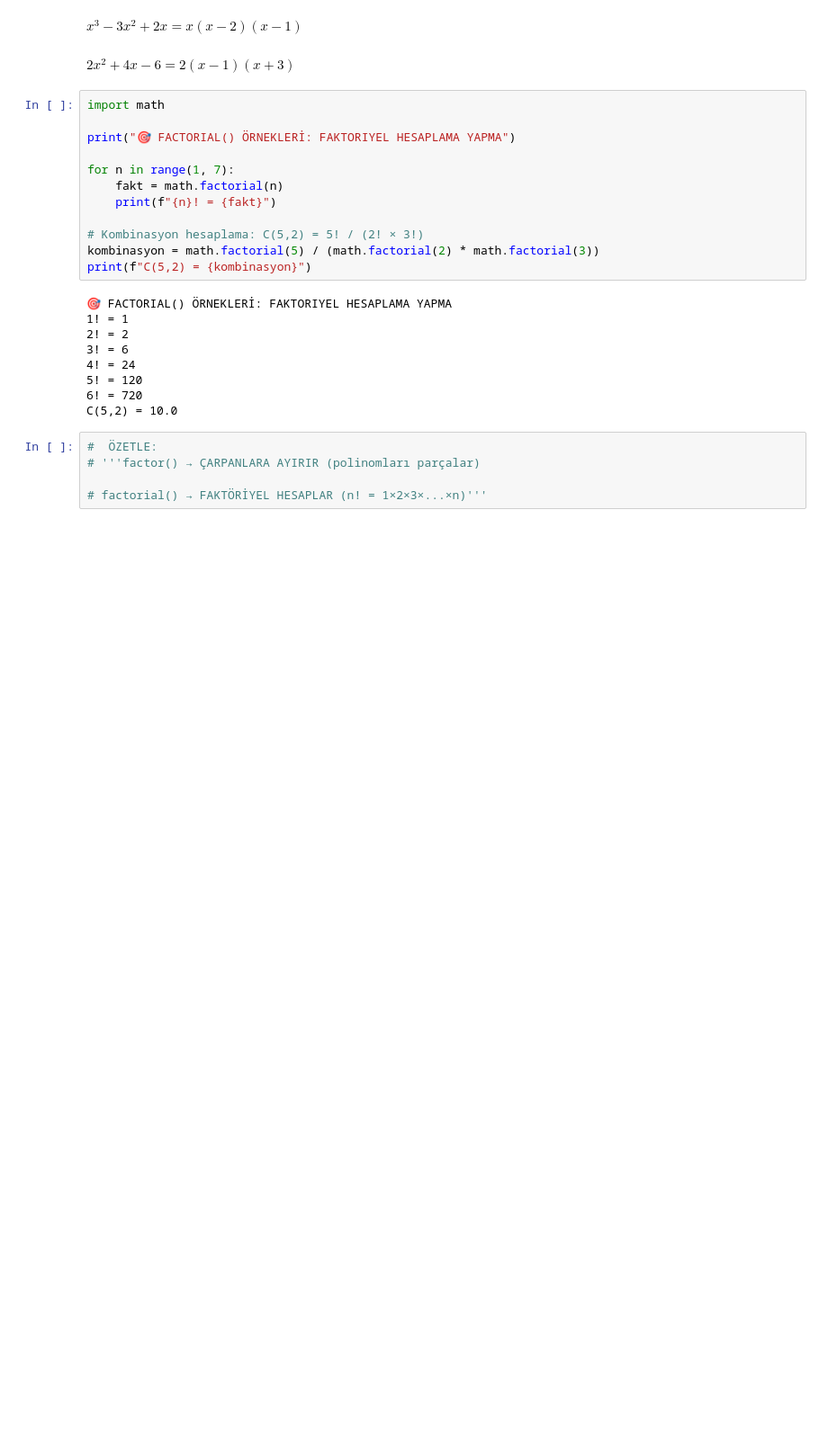
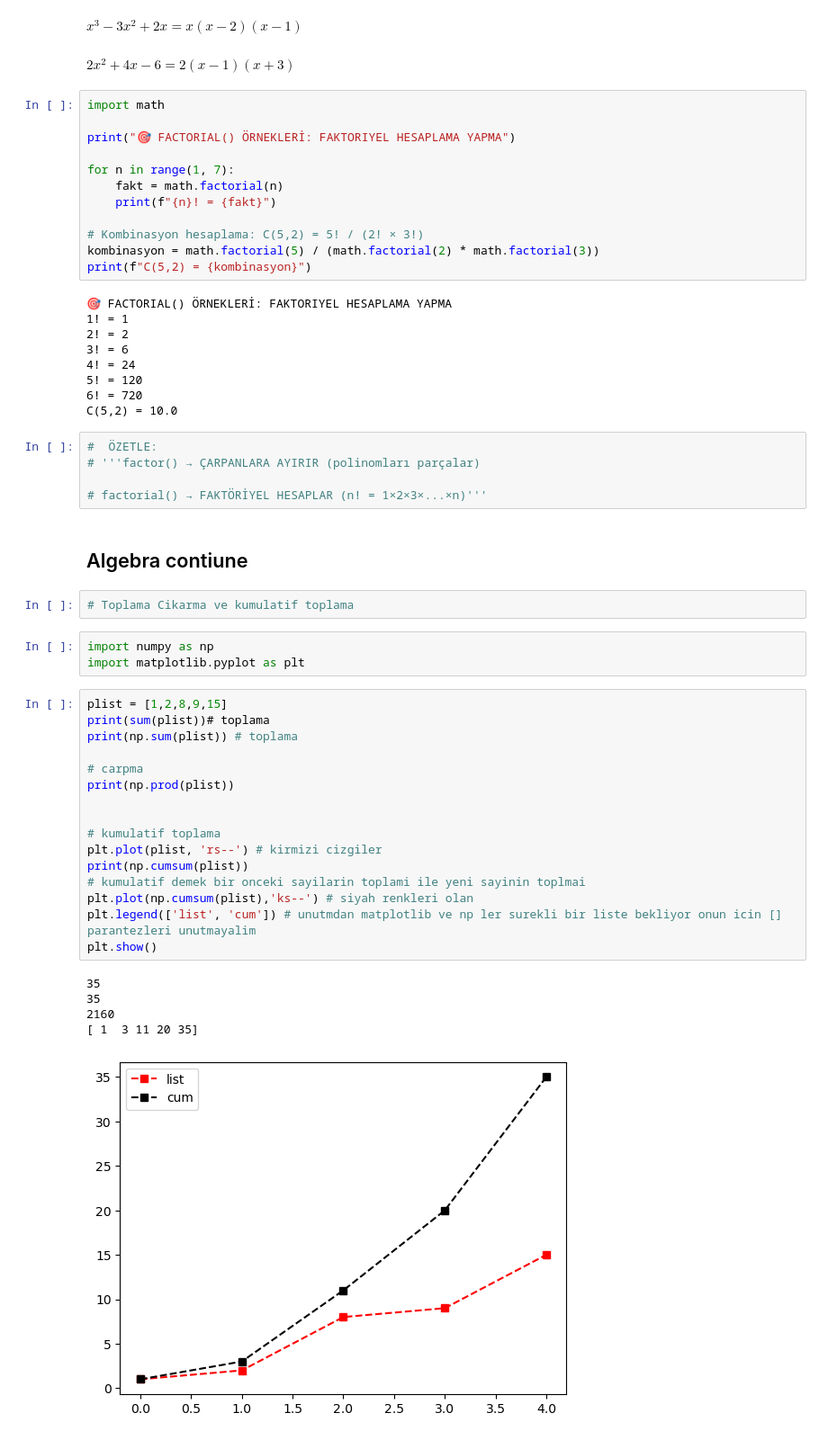
Before and after one commit to nailBestas/lispAi, a Jupyter notebook: 01_Python_Mathematics_and_Statistics/2_Mathematics/3-Algebra.ipynb, the cells around one changed output. Shown at 90% size. Cells and saved outputs as stored; diff of their text form; blank space fills up the shorter version.

Commit message:
Added Python cumsum,list,prod in numpy

```diff
--- a/01_Python_Mathematics_and_Statistics/2_Mathematics/3-Algebra.ipynb
+++ b/01_Python_Mathematics_and_Statistics/2_Mathematics/3-Algebra.ipynb
@@ -1088,3 +1088,32 @@ C(5,2) = 10.0
 # '''factor() → ÇARPANLARA AYIRIR (polinomları parçalar)
 
 # factorial() → FAKTÖRİYEL HESAPLAR (n! = 1×2×3×...×n)'''
+# %% [markdown]
+## Algebra contiune
+# %%
+# Toplama Cikarma ve kumulatif toplama
+# %%
+import numpy as np
+import matplotlib.pyplot as plt
+# %%
+plist = [1,2,8,9,15]
+print(sum(plist))# toplama
+print(np.sum(plist)) # toplama
+
+# carpma
+print(np.prod(plist))
+
+
+# kumulatif toplama
+plt.plot(plist, 'rs--') # kirmizi cizgiler
+print(np.cumsum(plist))
+# kumulatif demek bir onceki sayilarin toplami ile yeni sayinin toplmai
+plt.plot(np.cumsum(plist),'ks--') # siyah renkleri olan
+plt.legend(['list', 'cum']) # unutmdan matplotlib ve np ler surekli bir liste bekliyor onun icin [] parantezleri unutmayalim
+plt.show()
+# %% [output]
+35
+35
+2160
+[ 1  3 11 20 35]
+[figure, added]
```
Also changed, not shown: parts of 1 cell of this notebook.
